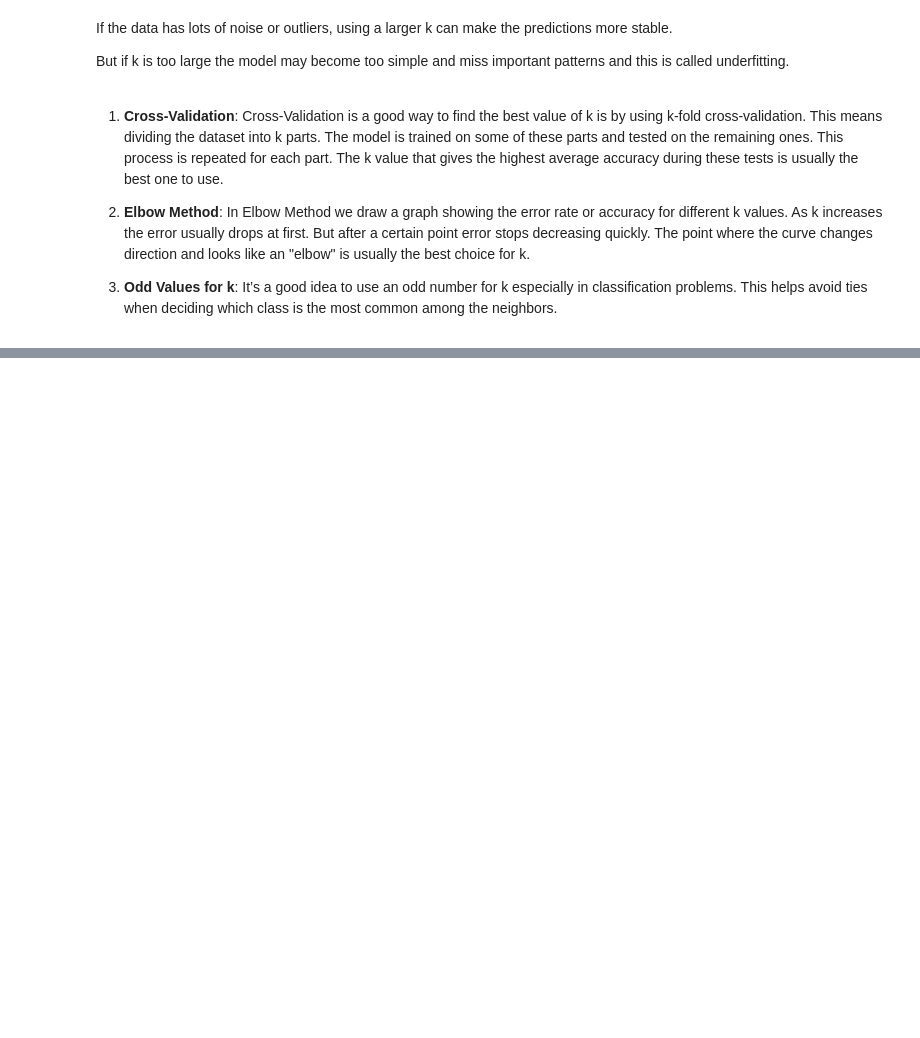
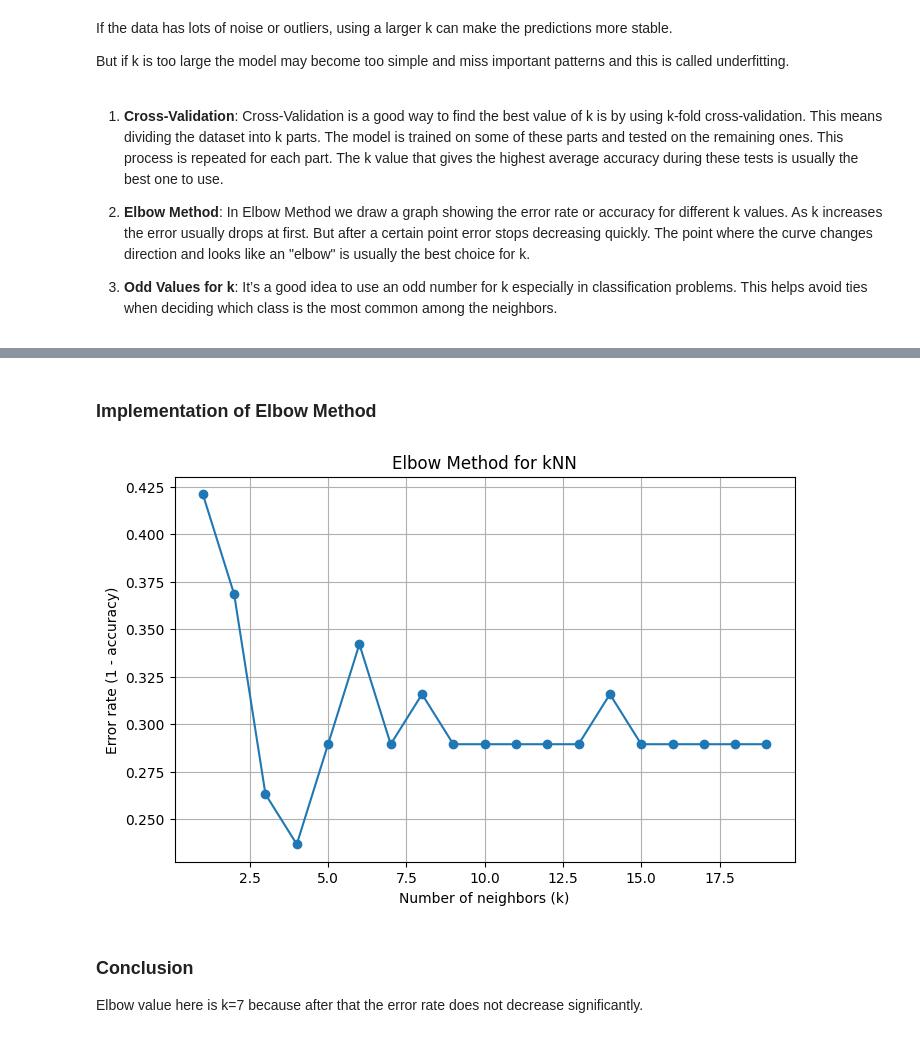
Before and after one commit to mus4tova/ml-handbook, a Jupyter notebook: ml/classical_ml/knn_metric_method.ipynb, the cells around one changed output, grey strips where cells are left out. Saved outputs shown, nothing was run; the diff lists cells and outputs as text; code cells hidden in the pictures; blank space fills up the shorter version.

Commit message:
Update with elbow method

```diff
--- a/ml/classical_ml/knn_metric_method.ipynb
+++ b/ml/classical_ml/knn_metric_method.ipynb
@@ -351,0 +370,2 @@ https://www.geeksforgeeks.org/machine-learning/elbow-method-for-optimal-value-of
+# %% [markdown]
+### Implementation of Elbow Method
@@ -351,0 +380,41 @@ https://www.geeksforgeeks.org/machine-learning/elbow-method-for-optimal-value-of
+# %%
+# Go back to iris dataset
+
+iris = load_iris(as_frame=True)
+X = iris.data[["sepal length (cm)", "sepal width (cm)"]]
+y = iris.target
+
+X_train, X_test, y_train, y_test = train_test_split(
+    X, y, stratify=y, random_state=0
+)
+# %%
+k_values = range(1, 20)
+errors = []
+
+for k in k_values:
+    clf = Pipeline(
+        steps=[
+            ("scaler", StandardScaler()),
+            ("knn", KNeighborsClassifier(n_neighbors=k))
+        ]
+    )
+
+    clf.fit(X_train, y_train)
+    y_pred = clf.predict(X_test)
+
+    error = 1 - accuracy_score(y_test, y_pred)
+    errors.append(error)
+# %%
+plt.figure(figsize=(8, 5))
+plt.plot(k_values, errors, marker="o")
+plt.xlabel("Number of neighbors (k)")
+plt.ylabel("Error rate (1 - accuracy)")
+plt.title("Elbow Method for kNN")
+plt.grid(True)
+plt.show()
+# %% [output]
+[figure, added]
+# %% [markdown]
+### Conclusion
+
+Elbow value here is k=7 because after that the error rate does not decrease significantly.
```
Also changed, not shown: parts of 6 cells of this notebook, 1 other file.
